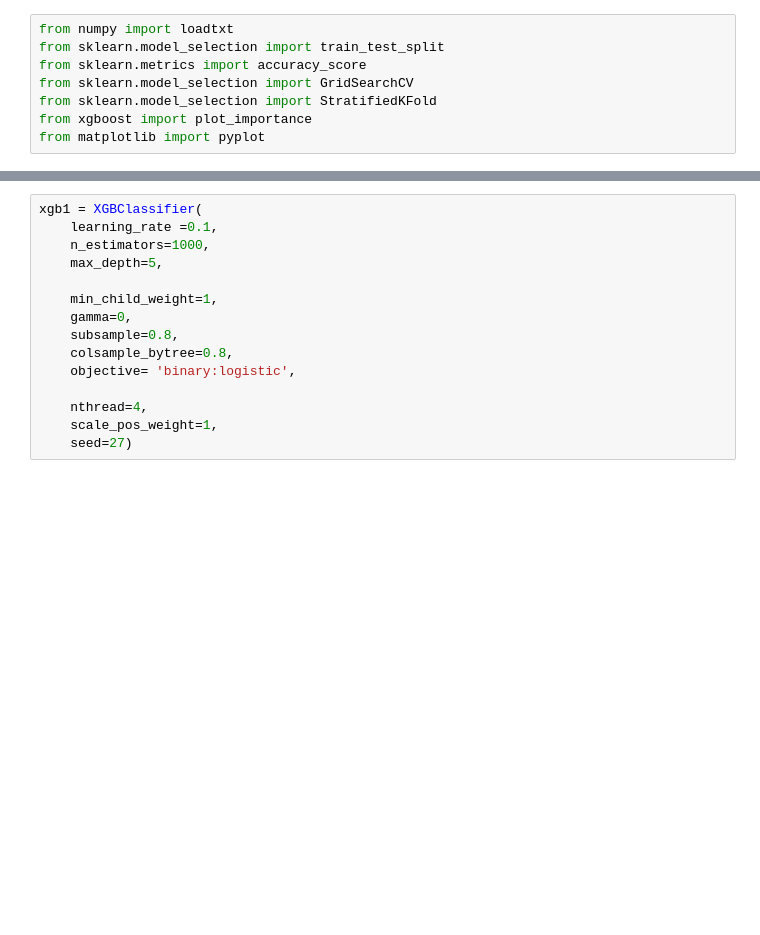
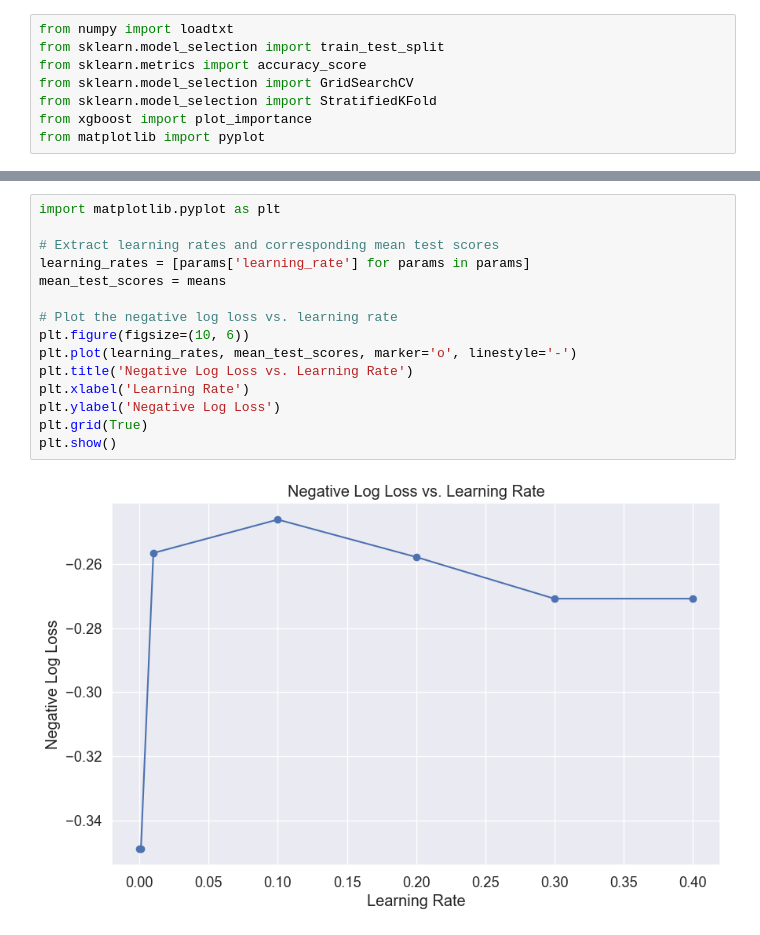
Before and after one commit to davidliu52/deeplearning, a Jupyter notebook: machine_learning/xgboost.ipynb, the cells around one changed output, grey strips where cells are left out. Cells and saved outputs as stored; diff of their text form; blank space fills up the shorter version.

```diff
--- a/machine_learning/xgboost.ipynb
+++ b/machine_learning/xgboost.ipynb
@@ -111,15 +251,17 @@ Best: -0.517147 using {'learning_rate': 0.01}
-# %%
-xgb1 = XGBClassifier(
-    learning_rate =0.1,
-    n_estimators=1000,
-    max_depth=5,
-
-    min_child_weight=1,
-    gamma=0,
-    subsample=0.8,
-    colsample_bytree=0.8,
-    objective= 'binary:logistic',
-
-    nthread=4,
-    scale_pos_weight=1,
-    seed=27)
+# %%
+import matplotlib.pyplot as plt
+
+# Extract learning rates and corresponding mean test scores
+learning_rates = [params['learning_rate'] for params in params]
+mean_test_scores = means
+
+# Plot the negative log loss vs. learning rate
+plt.figure(figsize=(10, 6))
+plt.plot(learning_rates, mean_test_scores, marker='o', linestyle='-')
+plt.title('Negative Log Loss vs. Learning Rate')
+plt.xlabel('Learning Rate')
+plt.ylabel('Negative Log Loss')
+plt.grid(True)
+plt.show()
+# %% [output]
+[figure, added]
```
Also changed, not shown: parts of 20 cells of this notebook.
